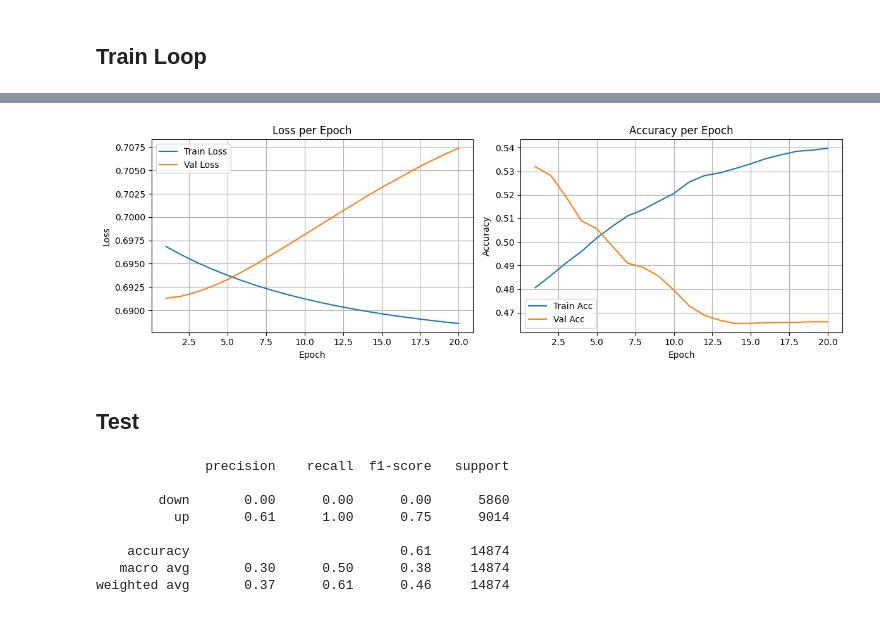
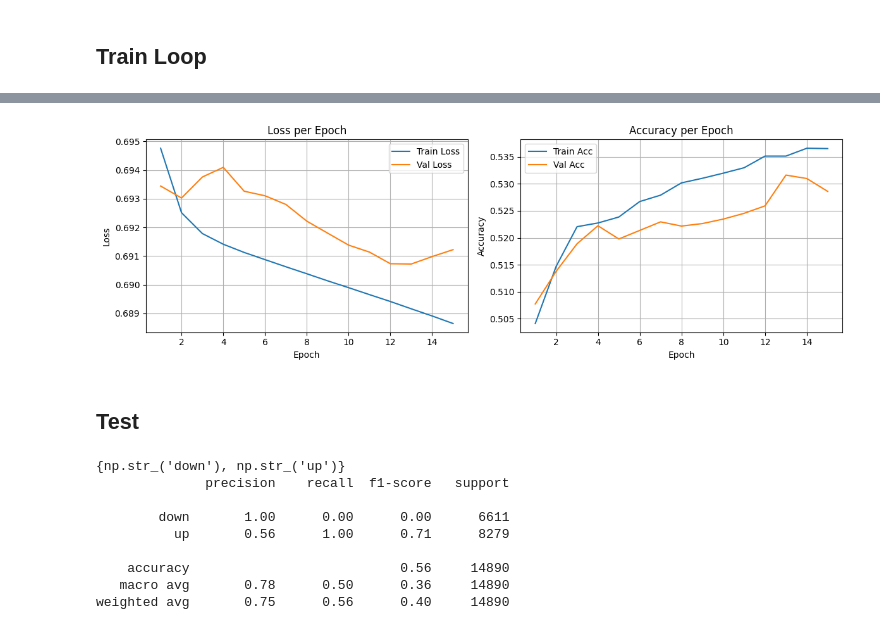
Before and after one commit to Faiisu/Gold_price_predict_LSTM, a Jupyter notebook: Gold_LSTM.ipynb, the cells around one changed output, grey strips where cells are left out. Saved outputs shown, nothing was run; the diff lists cells and outputs as text; code cells hidden in the pictures.

Commit message:
change hidden size

```diff
--- a/Gold_LSTM.ipynb
+++ b/Gold_LSTM.ipynb
@@ -157,8 +157,8 @@ class LSTM_Model(nn.Module):
 import numpy as np
 from sklearn.preprocessing import StandardScaler
 
-window_size = 420
-horizon = 60
+window_size = 360
+horizon = 15
 
 scaled_data = df_cl.values
 
@@ -262,10 +262,10 @@ import torch.optim as optim
 import matplotlib.pyplot as plt
 from IPython.display import clear_output
 
-model = LSTM_Model(input_size=len(df_cl.columns), hidden_size=64, num_classes=2)
+model = LSTM_Model(input_size=len(df_cl.columns), hidden_size=128, num_classes=2)
 
-lr = 1e-4
-epochs = 20
+lr = 1e-5
+epochs = 15
 
 criterion = nn.CrossEntropyLoss()
 optimizer = optim.Adam(model.parameters(), lr=lr)
@@ -392,4 +392,4 @@ Best Val Loss: 0.6882
-[figure, old version]
+[figure, new version]
 # %% [markdown]
 ## Test
 # %%
@@ -397,8 +397,7 @@ from sklearn.metrics import classification_report
 import numpy as np
 
 checkpoint = torch.load("best_lstm_model.pth", map_location=device)
-
-model = LSTM_Model(input_size=len(df_cl.columns), hidden_size=64, num_classes=2)
+model = LSTM_Model(input_size=len(df_cl.columns), hidden_size=128, num_classes=2)
 model.load_state_dict(checkpoint["model_state_dict"])
 model.to(device)
 model.eval()
@@ -426,14 +425,14 @@ mapping = {0:"down", 1:"up"}
 y_pred = np.array([mapping[p] for p in y_pred])
 y_true = np.array([mapping[t] for t in y_true])
 
-
 print(classification_report(y_true,y_pred))
 # %% [output]
+{np.str_('down'), np.str_('up')}
               precision    recall  f1-score   support
 
-        down       0.00      0.00      0.00      5860
-          up       0.61      1.00      0.75      9014
+        down       1.00      0.00      0.00      6611
+          up       0.56      1.00      0.71      8279
 
-    accuracy                           0.61     14874
-   macro avg       0.30      0.50      0.38     14874
-weighted avg       0.37      0.61      0.46     14874
+    accuracy                           0.56     14890
+   macro avg       0.78      0.50      0.36     14890
+weighted avg       0.75      0.56      0.40     14890
```
Also changed, not shown: parts of 2 cells of this notebook, 3 other files.
